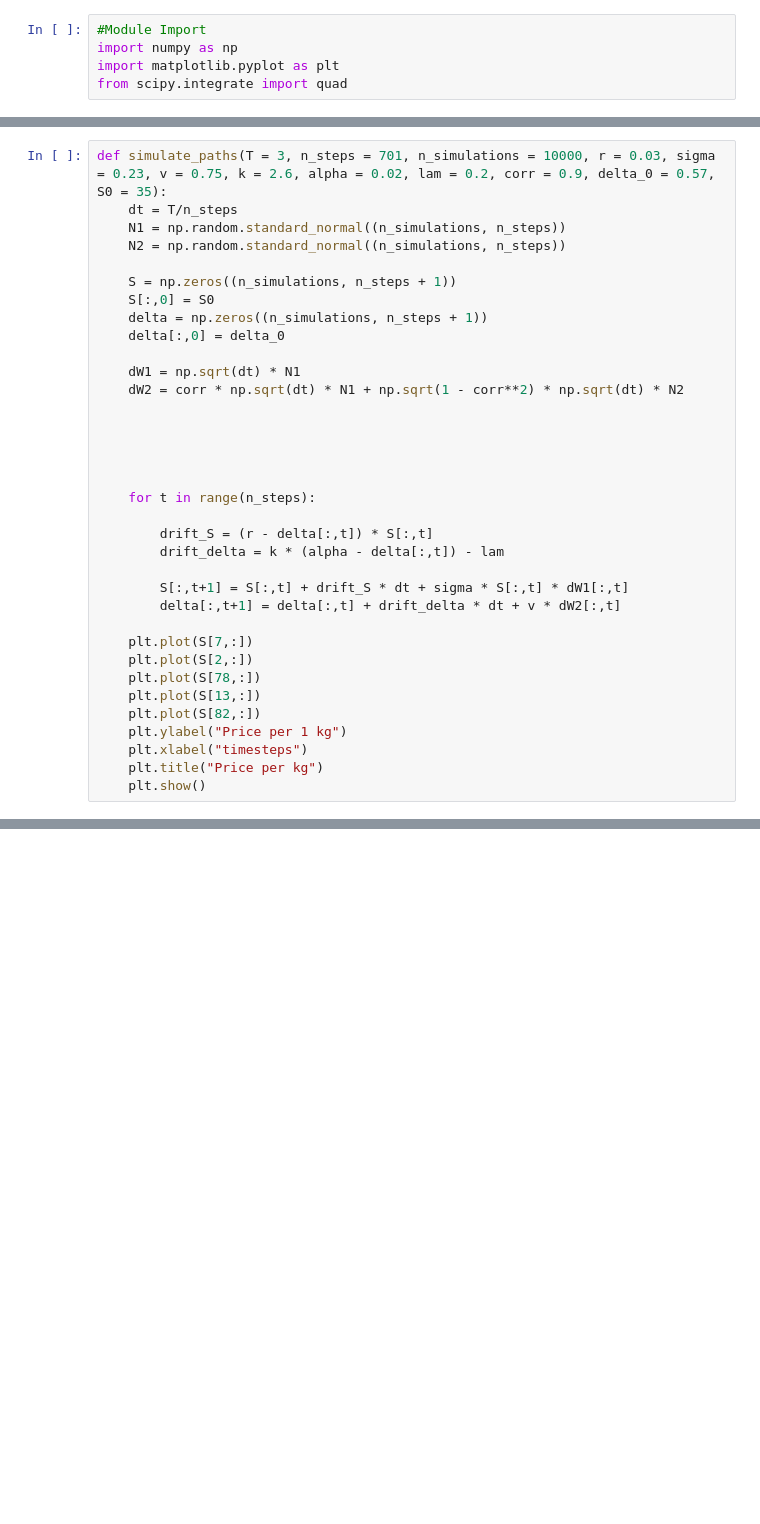
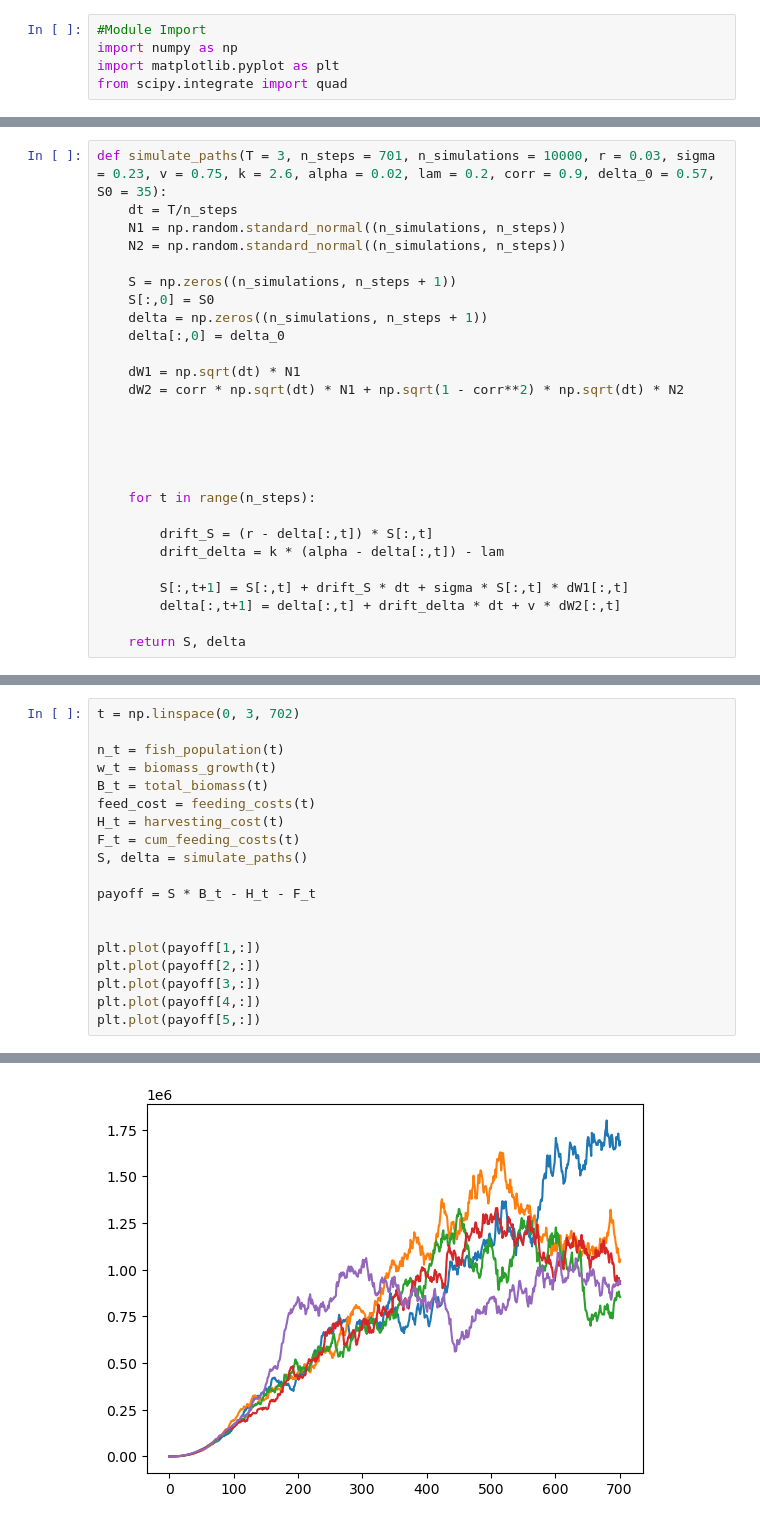
Before and after one commit to Cheezdoodle/SalmonFarmers, a Jupyter notebook: SalmonValue.ipynb, the cells around one changed output, grey strips where cells are left out. Cells and saved outputs as stored; diff of their text form; blank space fills up the shorter version.

```diff
--- a/SalmonValue.ipynb
+++ b/SalmonValue.ipynb
@@ -75,12 +75,4 @@ def simulate_paths(T = 3, n_steps = 701, n_simulations = 10000, r = 0.03, sigma
         S[:,t+1] = S[:,t] + drift_S * dt + sigma * S[:,t] * dW1[:,t]
         delta[:,t+1] = delta[:,t] + drift_delta * dt + v * dW2[:,t]
 
-    plt.plot(S[7,:])
-    plt.plot(S[2,:])
-    plt.plot(S[78,:])
-    plt.plot(S[13,:])
-    plt.plot(S[82,:])
-    plt.ylabel("Price per 1 kg")
-    plt.xlabel("timesteps")
-    plt.title("Price per kg")
-    plt.show()
+    return S, delta
@@ -90,0 +79,20 @@ simulate_paths()
+# %%
+t = np.linspace(0, 3, 702)
+
+n_t = fish_population(t)
+w_t = biomass_growth(t)
+B_t = total_biomass(t)
+feed_cost = feeding_costs(t)
+H_t = harvesting_cost(t)
+F_t = cum_feeding_costs(t)
+S, delta = simulate_paths()
+
+payoff = S * B_t - H_t - F_t
+
+
+plt.plot(payoff[1,:])
+plt.plot(payoff[2,:])
+plt.plot(payoff[3,:])
+plt.plot(payoff[4,:])
+plt.plot(payoff[5,:])
+# %% [output]
@@ -91 +100,2 @@ simulate_paths()
+[figure, added]
 # %%
```
Also changed, not shown: parts of 4 cells of this notebook.
